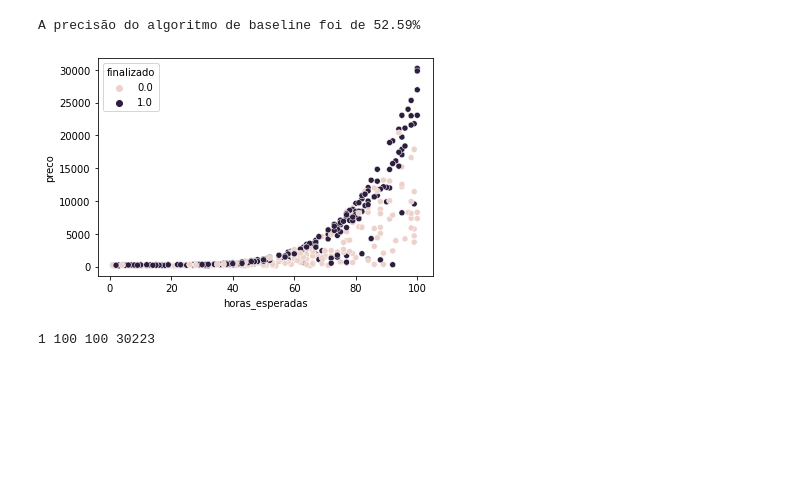
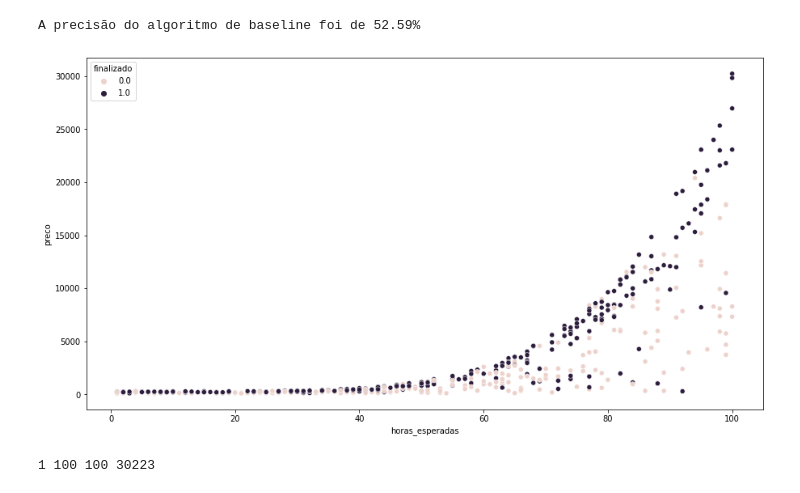
Before and after one commit to Daniel-ASG/Course_Classes, a Jupyter notebook: Introdução_a_Machine_Learning_e_classificação.ipynb, the cells around one changed output. Saved outputs shown, nothing was run; the diff lists cells and outputs as text; code cells hidden in the pictures; blank space fills up the shorter version.

```diff
--- a/Introdução_a_Machine_Learning_e_classificação.ipynb
+++ b/Introdução_a_Machine_Learning_e_classificação.ipynb
@@ -268,9 +269,10 @@ print(f'A precisão do algoritmo de baseline foi de {acuracia*100:.2f}%\n')
 # %% [output]
 A precisão do algoritmo de baseline foi de 52.59%
 # %%
+plt.figure(figsize=(15,8))
 sns.scatterplot(x='horas_esperadas', y='preco', data=dados, hue=teste_y);
 # %% [output]
-[figure, old version]
+[figure, new version]
 # %%
 x_min = teste_x.horas_esperadas.min()
 x_max = teste_x.horas_esperadas.max()
```
Also changed, not shown: parts of 22 cells of this notebook.
